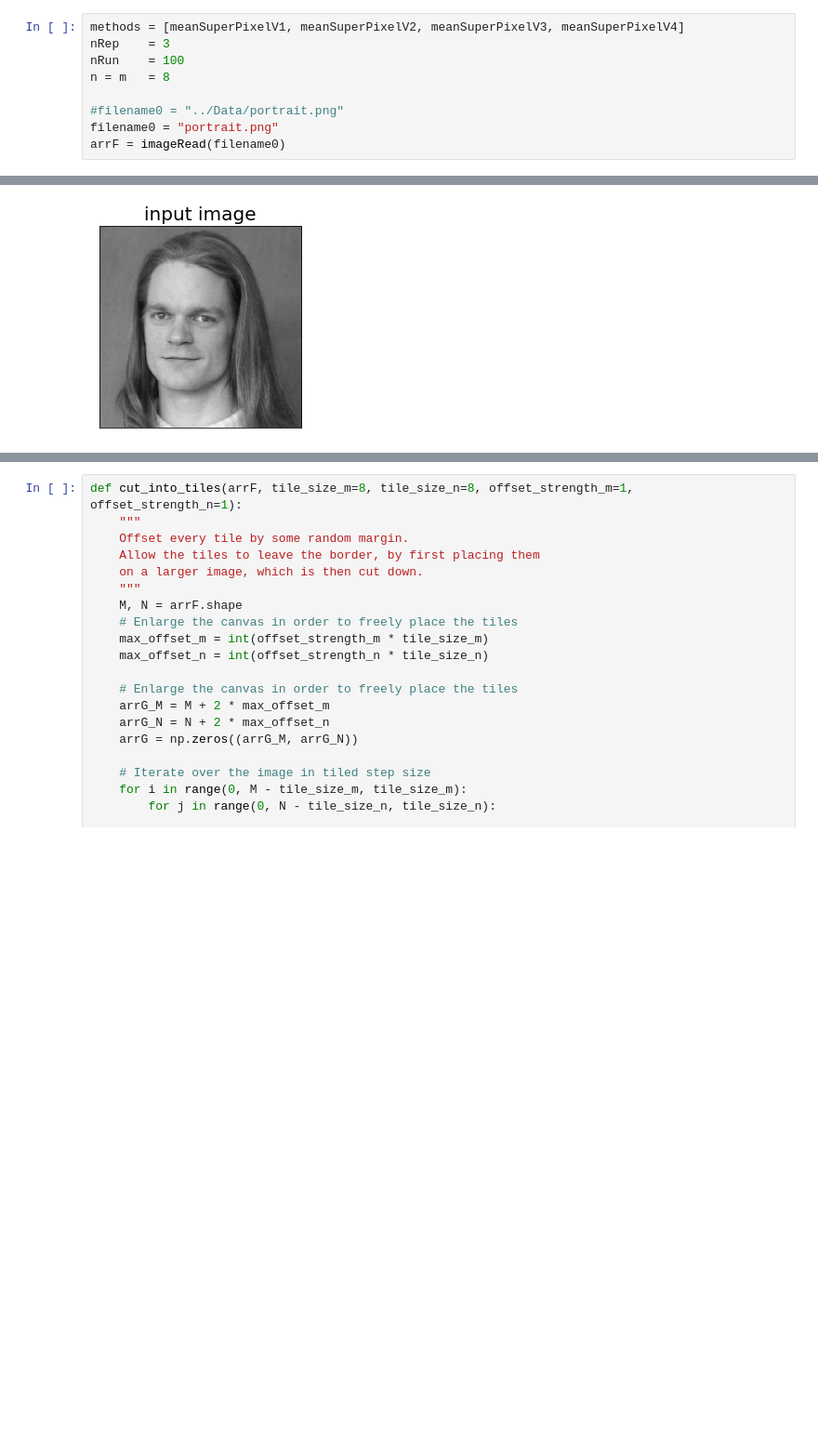
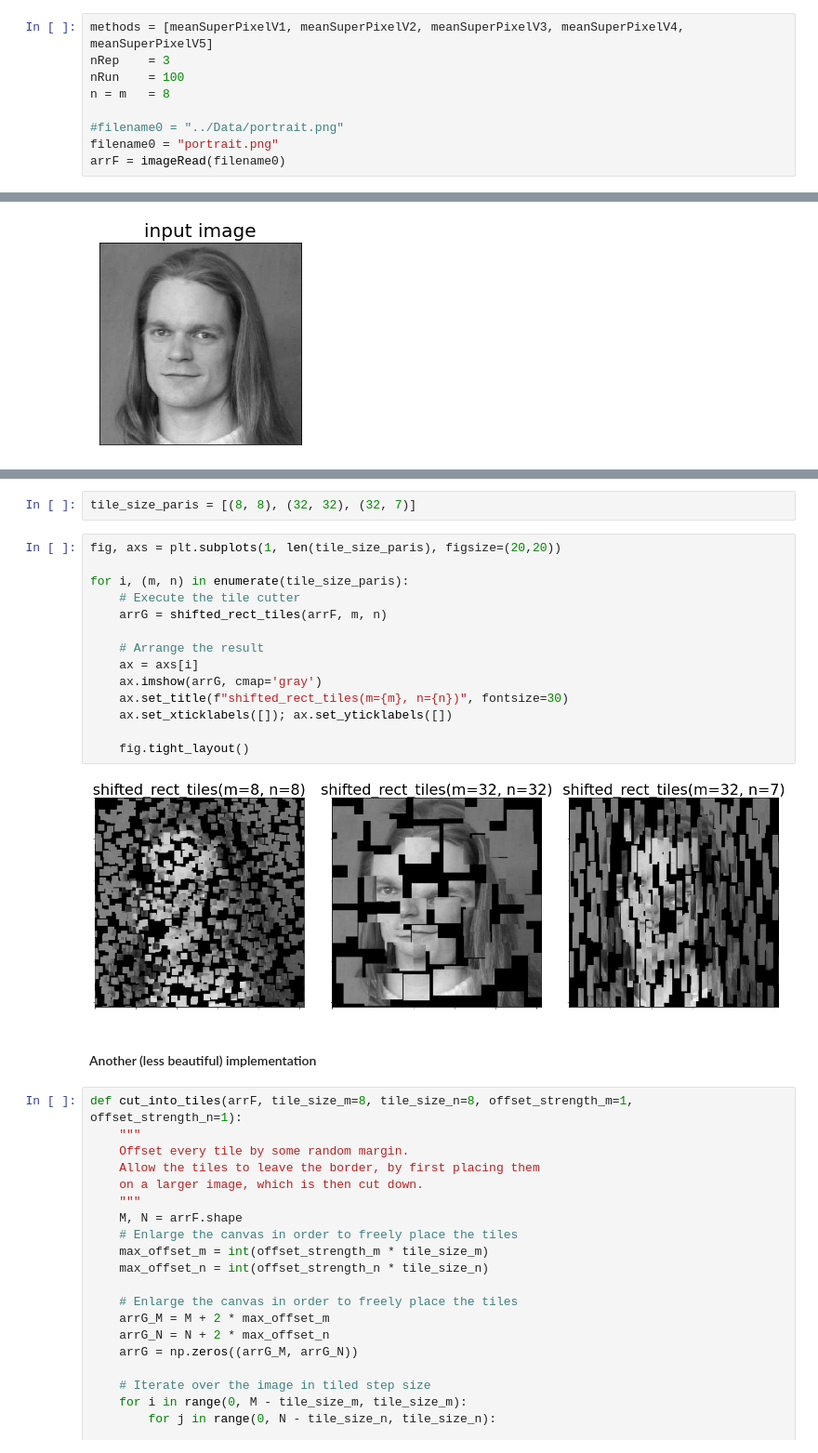
Before and after one commit to FabriceBeaumont/MA-INF_2314_IPSA, a Jupyter notebook: Code/Exercise2/SolutionOfSheet2.ipynb, the cells around one changed output, grey strips where cells are left out. Shown at 93% size. Drawn from its saved outputs; the diff is of its cells as text; blank space fills up the shorter version.

```diff
--- a/Code/Exercise2/SolutionOfSheet2.ipynb
+++ b/Code/Exercise2/SolutionOfSheet2.ipynb
@@ -197,7 +230,7 @@ def runtime_evaluation(data, m, n, methods, nRep, nRun):
         ts = timeit.Timer(functools.partial(method, data, 8, 8)).repeat(nRep, nRun)
         print(f"{method.__name__}:\t{min(ts) / nRun}\t[sec]")
 # %%
-methods = [meanSuperPixelV1, meanSuperPixelV2, meanSuperPixelV3, meanSuperPixelV4]
+methods = [meanSuperPixelV1, meanSuperPixelV2, meanSuperPixelV3, meanSuperPixelV4, meanSuperPixelV5]
 nRep    = 3
 nRun    = 100
 n = m   = 8
@@ -349,3 +409,23 @@ def cut_into_tiles1(arrF, tile_size_m=8, tile_size_n=8):
+# %%
+tile_size_paris = [(8, 8), (32, 32), (32, 7)]
+# %%
+fig, axs = plt.subplots(1, len(tile_size_paris), figsize=(20,20))
+
+for i, (m, n) in enumerate(tile_size_paris):
+    # Execute the tile cutter
+    arrG = shifted_rect_tiles(arrF, m, n)
+
+    # Arrange the result
+    ax = axs[i]
+    ax.imshow(arrG, cmap='gray')
+    ax.set_title(f"shifted_rect_tiles(m={m}, n={n})", fontsize=30)
+    ax.set_xticklabels([]); ax.set_yticklabels([])
+
+    fig.tight_layout()
+# %% [output]
+[figure, added]
+# %% [markdown]
+#### Another (less beautiful) implementation
 # %%
 def cut_into_tiles(arrF, tile_size_m=8, tile_size_n=8, offset_strength_m=1, offset_strength_n=1):
 	"""
```
Also changed, not shown: parts of 12 cells of this notebook.
